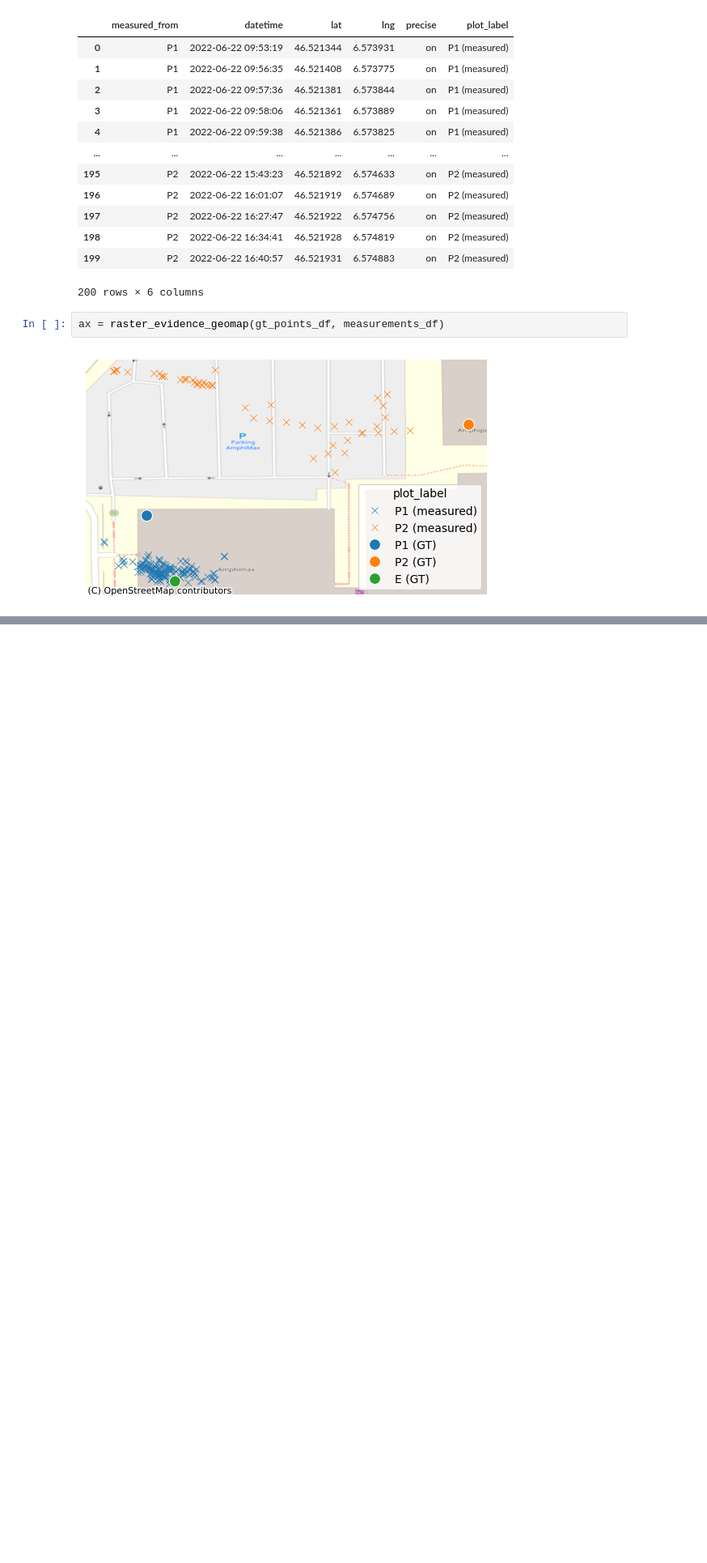
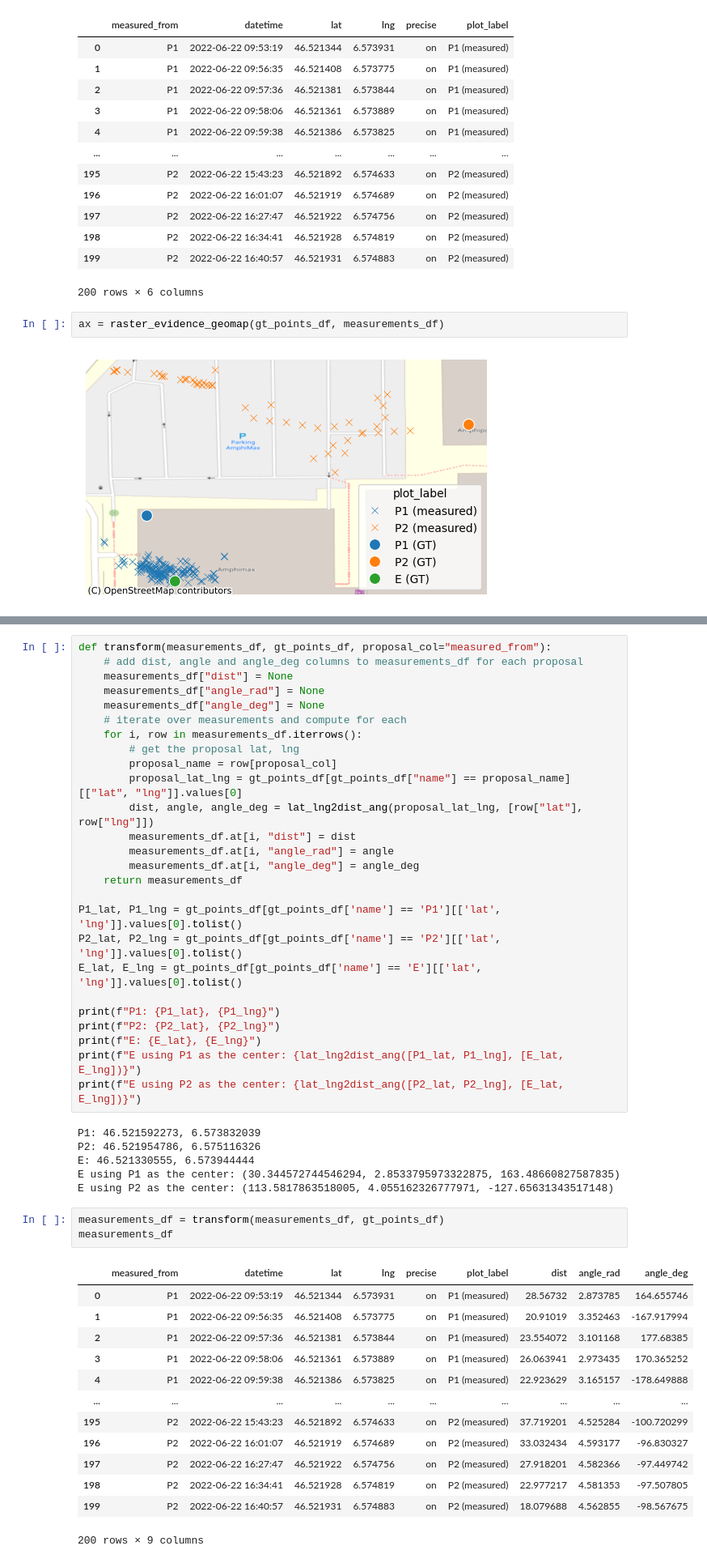
Before and after one commit to KlemenVovk/gps_evaluation, a Jupyter notebook: unil.ipynb, the cells around one changed output, grey strips where cells are left out. Shown at 81% size. Saved outputs shown, nothing was run; the diff lists cells and outputs as text; blank space fills up the shorter version.

Commit message:
Transformations.

```diff
--- a/unil.ipynb
+++ b/unil.ipynb
@@ -123,0 +74,49 @@ E using P2 as the center: (113.5817863518005, 4.055162326777971, -127.6563134351
+# %%
+def transform(measurements_df, gt_points_df, proposal_col="measured_from"):
+    # add dist, angle and angle_deg columns to measurements_df for each proposal
+    measurements_df["dist"] = None
+    measurements_df["angle_rad"] = None
+    measurements_df["angle_deg"] = None
+    # iterate over measurements and compute for each
+    for i, row in measurements_df.iterrows():
+        # get the proposal lat, lng
+        proposal_name = row[proposal_col]
+        proposal_lat_lng = gt_points_df[gt_points_df["name"] == proposal_name][["lat", "lng"]].values[0]
+        dist, angle, angle_deg = lat_lng2dist_ang(proposal_lat_lng, [row["lat"], row["lng"]])
+        measurements_df.at[i, "dist"] = dist
+        measurements_df.at[i, "angle_rad"] = angle
+        measurements_df.at[i, "angle_deg"] = angle_deg
+    return measurements_df
+
+P1_lat, P1_lng = gt_points_df[gt_points_df['name'] == 'P1'][['lat', 'lng']].values[0].tolist()
+P2_lat, P2_lng = gt_points_df[gt_points_df['name'] == 'P2'][['lat', 'lng']].values[0].tolist()
+E_lat, E_lng = gt_points_df[gt_points_df['name'] == 'E'][['lat', 'lng']].values[0].tolist()
+
+print(f"P1: {P1_lat}, {P1_lng}")
+print(f"P2: {P2_lat}, {P2_lng}")
+print(f"E: {E_lat}, {E_lng}")
+print(f"E using P1 as the center: {lat_lng2dist_ang([P1_lat, P1_lng], [E_lat, E_lng])}")
+print(f"E using P2 as the center: {lat_lng2dist_ang([P2_lat, P2_lng], [E_lat, E_lng])}")
+# %% [output]
+P1: 46.521592273, 6.573832039
+P2: 46.521954786, 6.575116326
+E: 46.521330555, 6.573944444
+E using P1 as the center: (30.344572744546294, 2.8533795973322875, 163.48660827587835)
+E using P2 as the center: (113.5817863518005, 4.055162326777971, -127.65631343517148)
+# %%
+measurements_df = transform(measurements_df, gt_points_df)
+measurements_df
+# %% [output]
+|  | measured_from | datetime | lat | lng | precise | plot_label | dist | angle_rad | angle_deg |
+| 0 | P1 | 2022-06-22 09:53:19 | 46.521344 | 6.573931 | on | P1 (measured) | 28.56732 | 2.873785 | 164.655746 |
+| 1 | P1 | 2022-06-22 09:56:35 | 46.521408 | 6.573775 | on | P1 (measured) | 20.91019 | 3.352463 | -167.917994 |
+| 2 | P1 | 2022-06-22 09:57:36 | 46.521381 | 6.573844 | on | P1 (measured) | 23.554072 | 3.101168 | 177.68385 |
+| 3 | P1 | 2022-06-22 09:58:06 | 46.521361 | 6.573889 | on | P1 (measured) | 26.063941 | 2.973435 | 170.365252 |
+| 4 | P1 | 2022-06-22 09:59:38 | 46.521386 | 6.573825 | on | P1 (measured) | 22.923629 | 3.165157 | -178.649888 |
+| ... | ... | ... | ... | ... | ... | ... | ... | ... | ... |
+| 195 | P2 | 2022-06-22 15:43:23 | 46.521892 | 6.574633 | on | P2 (measured) | 37.719201 | 4.525284 | -100.720299 |
+| 196 | P2 | 2022-06-22 16:01:07 | 46.521919 | 6.574689 | on | P2 (measured) | 33.032434 | 4.593177 | -96.830327 |
+| 197 | P2 | 2022-06-22 16:27:47 | 46.521922 | 6.574756 | on | P2 (measured) | 27.918201 | 4.582366 | -97.449742 |
+| 198 | P2 | 2022-06-22 16:34:41 | 46.521928 | 6.574819 | on | P2 (measured) | 22.977217 | 4.581353 | -97.507805 |
+| 199 | P2 | 2022-06-22 16:40:57 | 46.521931 | 6.574883 | on | P2 (measured) | 18.079688 | 4.562855 | -98.567675 |
+200 rows × 9 columns
```
Also changed, not shown: parts of 1 cell of this notebook.
